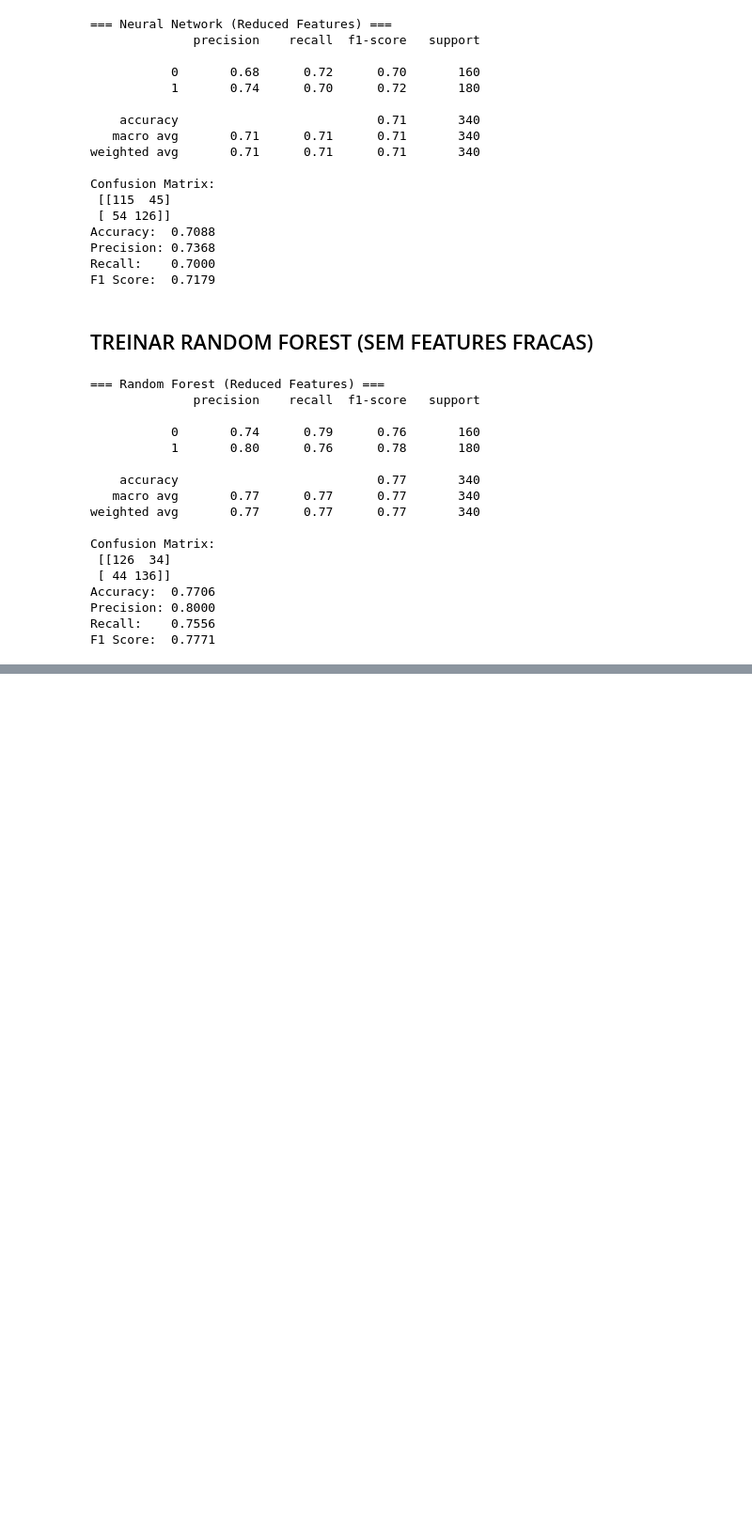
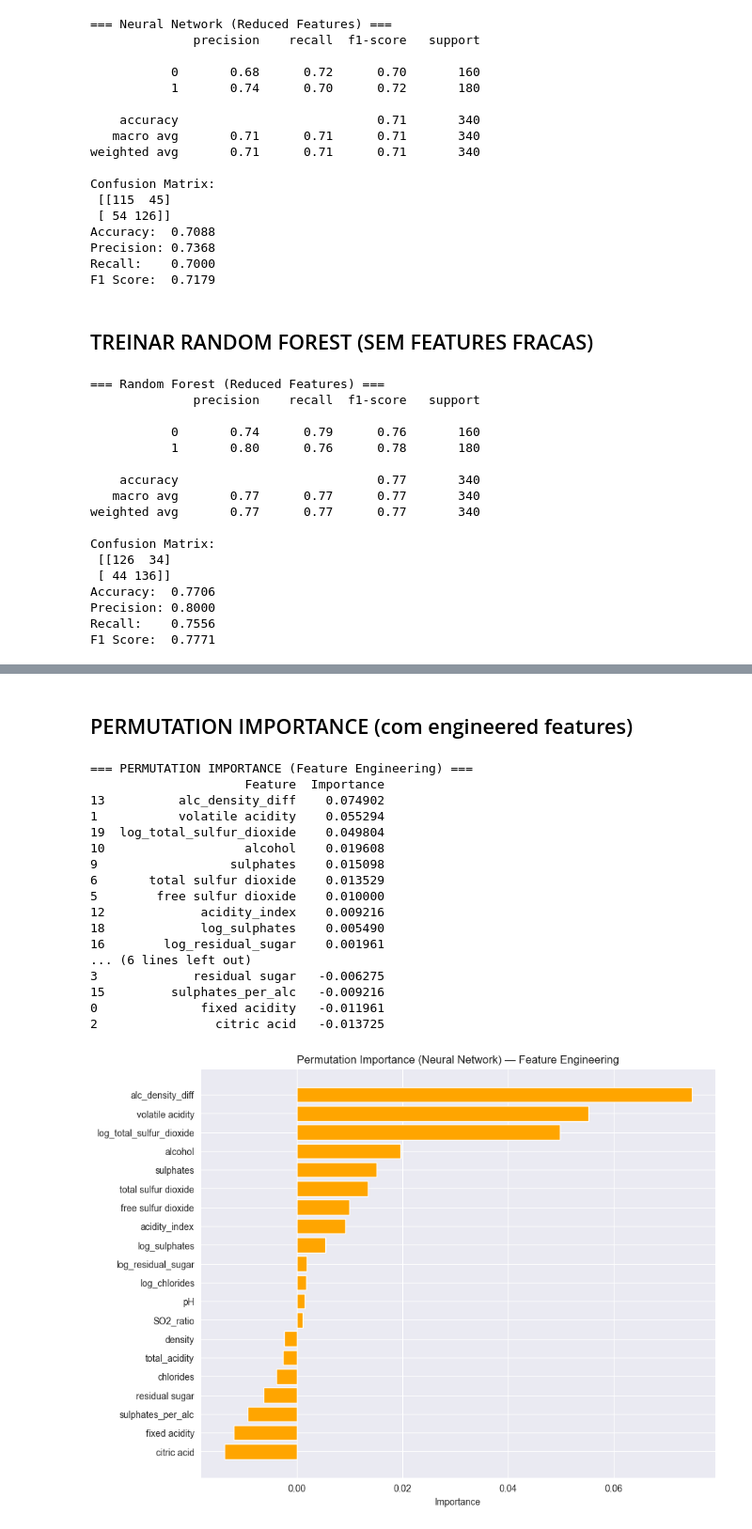
Before and after one commit to tomasgferreira06/ML_TP, a Jupyter notebook: projetoML.ipynb, the cells around one changed output, grey strips where cells are left out. Shown at 94% size. Drawn from its saved outputs; the diff is of its cells as text; code cells hidden in the pictures; blank space fills up the shorter version.

```diff
--- a/projetoML.ipynb
+++ b/projetoML.ipynb
@@ -792,0 +1061,55 @@ F1 Score:  0.7771
+# %% [markdown]
+## PERMUTATION IMPORTANCE (com engineered features)
+# %%
+## PERMUTATION IMPORTANCE (NN) — Feature Engineering
+
+from sklearn.inspection import permutation_importance
+import pandas as pd
+import matplotlib.pyplot as plt
+
+# Calcular Permutation Importance
+perm_fe = permutation_importance(
+    nn_fe,  # modelo NN treinado com FE
+    X_test_fe_scaled,  # dados de teste normalizados com FE
+    y_test_fe,  # labels
+    n_repeats=15,
+    random_state=42,
+    n_jobs=-1
+)
+
+# Criar DF ordenado por importância
+perm_df_fe = pd.DataFrame({
+    'Feature': X_fe.columns,
+    'Importance': perm_fe.importances_mean
+}).sort_values(by='Importance', ascending=False)
+
+# Mostrar resultado
+print("=== PERMUTATION IMPORTANCE (Feature Engineering) ===")
+print(perm_df_fe)
+
+# Gráfico
+plt.figure(figsize=(10, 8))
+plt.barh(perm_df_fe['Feature'], perm_df_fe['Importance'], color='orange')
+plt.gca().invert_yaxis()
+plt.title("Permutation Importance (Neural Network) — Feature Engineering")
+plt.xlabel("Importance")
+plt.show()
+# %% [output]
+=== PERMUTATION IMPORTANCE (Feature Engineering) ===
+                     Feature  Importance
+13          alc_density_diff    0.074902
+1           volatile acidity    0.055294
+19  log_total_sulfur_dioxide    0.049804
+10                   alcohol    0.019608
+9                  sulphates    0.015098
+6       total sulfur dioxide    0.013529
+5        free sulfur dioxide    0.010000
+12             acidity_index    0.009216
+18             log_sulphates    0.005490
+16        log_residual_sugar    0.001961
+... (6 lines left out)
+3             residual sugar   -0.006275
+15         sulphates_per_alc   -0.009216
+0              fixed acidity   -0.011961
+2                citric acid   -0.013725
+[figure, added]
```
Also changed, not shown: parts of 25 cells of this notebook.
